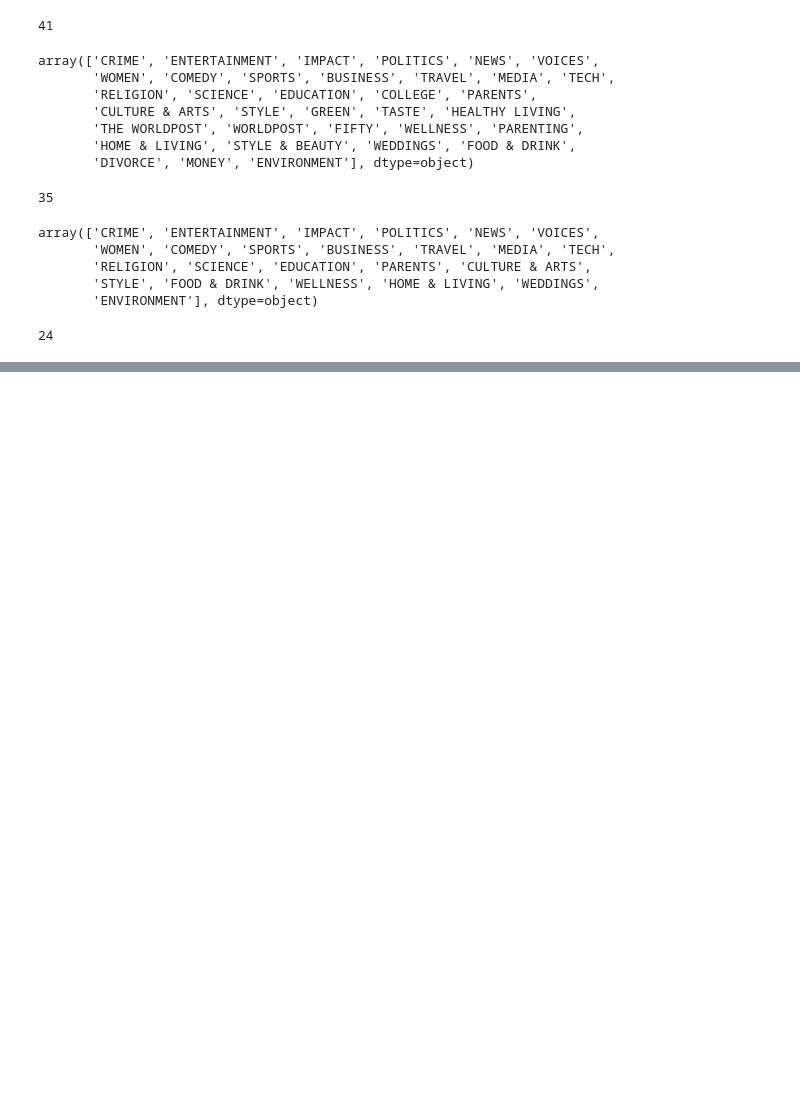
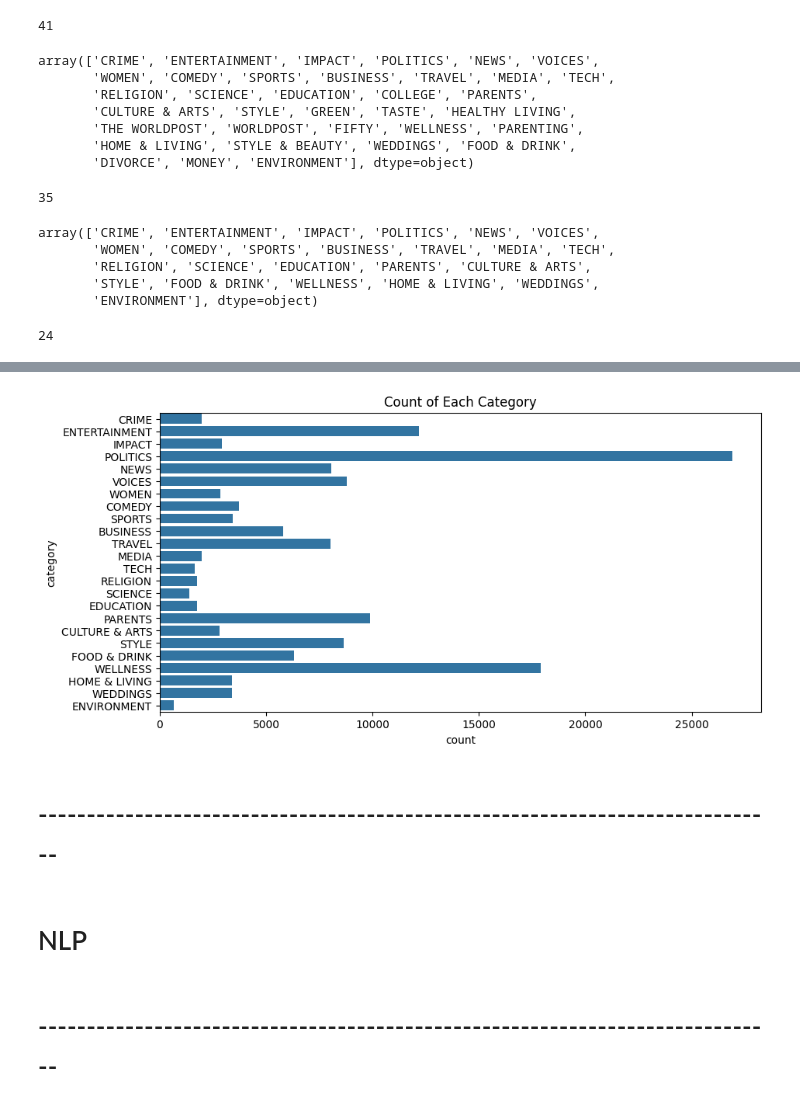
Before and after one commit to yanchuiko/ML-Text-Classification, a Jupyter notebook: notebook.ipynb, the cells around one changed output, grey strips where cells are left out. Drawn from its saved outputs; the diff is of its cells as text; code cells hidden in the pictures; blank space fills up the shorter version.

```diff
--- a/notebook.ipynb
+++ b/notebook.ipynb
@@ -243,0 +251,3 @@ df
+# %%
+# Reset the index
+df = df.reset_index(drop=True)
@@ -243,0 +271,14 @@ df
+# %%
+# Plot the count of each category
+plt.figure(figsize=(10, 5))
+sns.countplot(df['category'])
+plt.title('Count of Each Category')
+plt.show()
+# %% [output]
+[figure, added]
+# %% [markdown]
+# -----------------------------------------------------------------------------
+# %% [markdown]
+# NLP
+# %% [markdown]
+# -----------------------------------------------------------------------------
```
Also changed, not shown: parts of 12 cells of this notebook.
